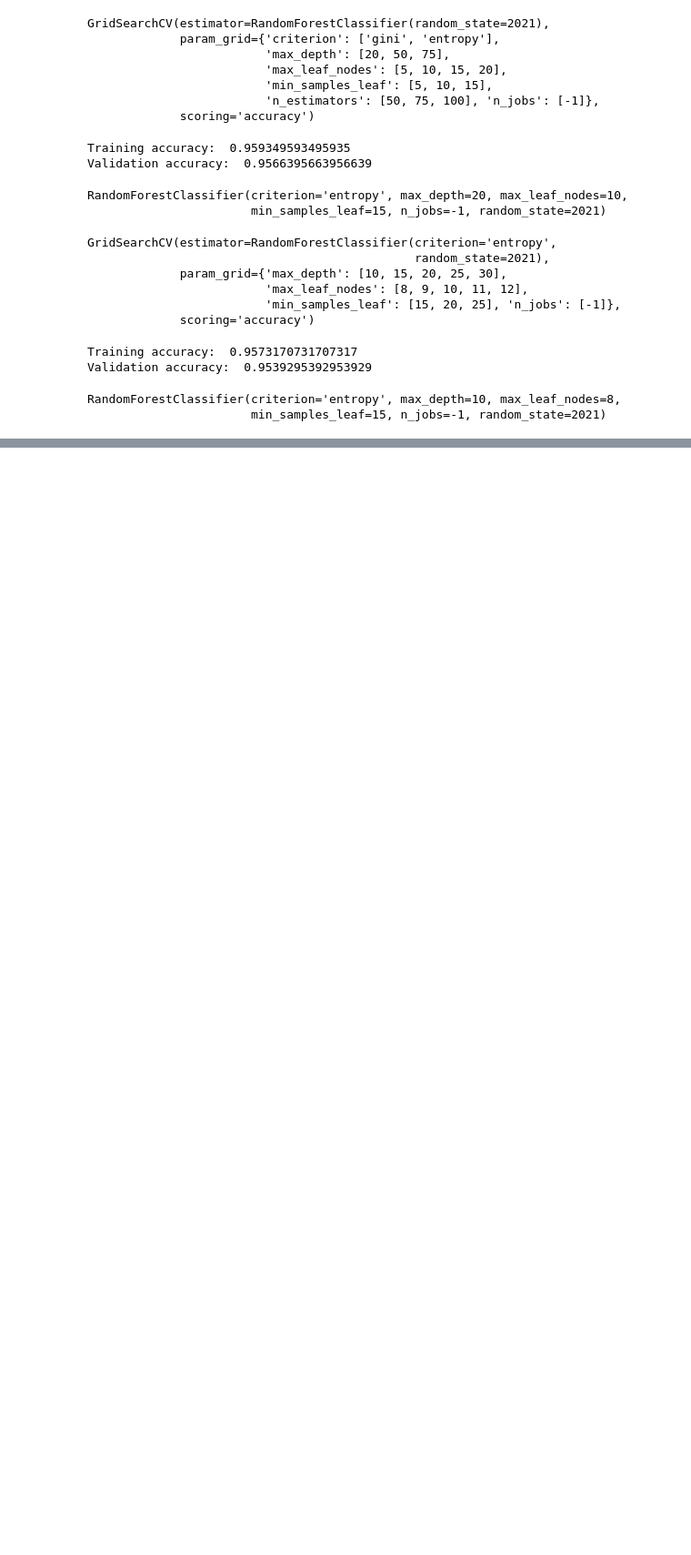
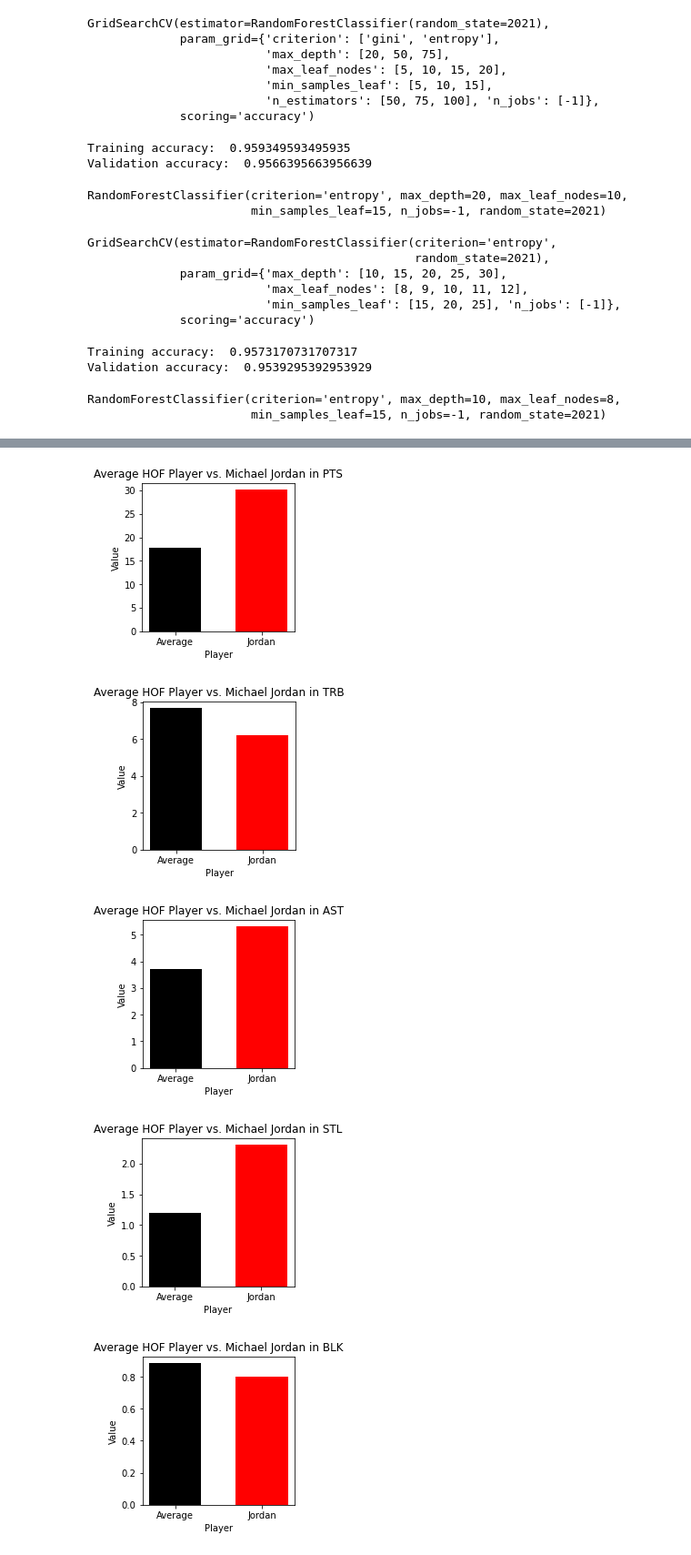
Before and after one commit to haydenj8/NBA_Project3, a Jupyter notebook: Graphs.ipynb, the cells around one changed output, grey strips where cells are left out. Shown at 91% size. Cells and saved outputs as stored; diff of their text form; code cells hidden in the pictures; blank space fills up the shorter version.

```diff
--- a/Untitled.ipynb
+++ b/Graphs.ipynb
@@ -736,0 +779,37 @@ Name: Allen Iverson*, dtype: object
+# %%
+def get_player_stats(hof_df, player_name):
+    for i, row in hof_df.iterrows():
+        if row['Name'] == player_name:
+            return [float(row['PTS']), float(row['TRB']), float(row['AST']), float(row['STL']), float(row['BLK'])]
+# %%
+def calc_category_average(hof_df, category):
+    player_category_stat = [float(stat) for stat in hof_df[category]]
+    player_category_stat = list(filter(lambda x: np.isnan(x) == False , player_category_stat))
+    avg_stat = sum(player_category_stat) / float(len(player_category_stat))
+    return avg_stat
+
+avg_pts = calc_category_average(hof_df, 'PTS')
+avg_trb = calc_category_average(hof_df, 'TRB')
+avg_ast = calc_category_average(hof_df, 'AST')
+avg_stl = calc_category_average(hof_df, 'STL')
+avg_blk = calc_category_average(hof_df, 'BLK')
+
+avg_stats = [avg_pts, avg_trb, avg_ast, avg_stl, avg_blk]
+# %%
+jordan_stats = get_player_stats(hof_df, 'Michael Jordan')
+categories = ['PTS', 'TRB', 'AST', 'STL', 'BLK']
+
+for i in range(len(categories)):
+    fig = plt.figure(figsize=(3, 3))
+    plt.bar(['Average', 'Jordan'], [avg_stats[i], jordan_stats[i]], color =['black', 'red'],width = 0.6)
+
+    plt.xlabel("Player")
+    plt.ylabel("Value")
+    plt.title("Average HOF Player vs. Michael Jordan in " + str(categories[i]))
+    plt.show()
+# %% [output]
+[figure, added]
+[figure, added]
+[figure, added]
+[figure, added]
+[figure, added]
```
Also changed, not shown: parts of 38 cells of this notebook, 1 other file.
